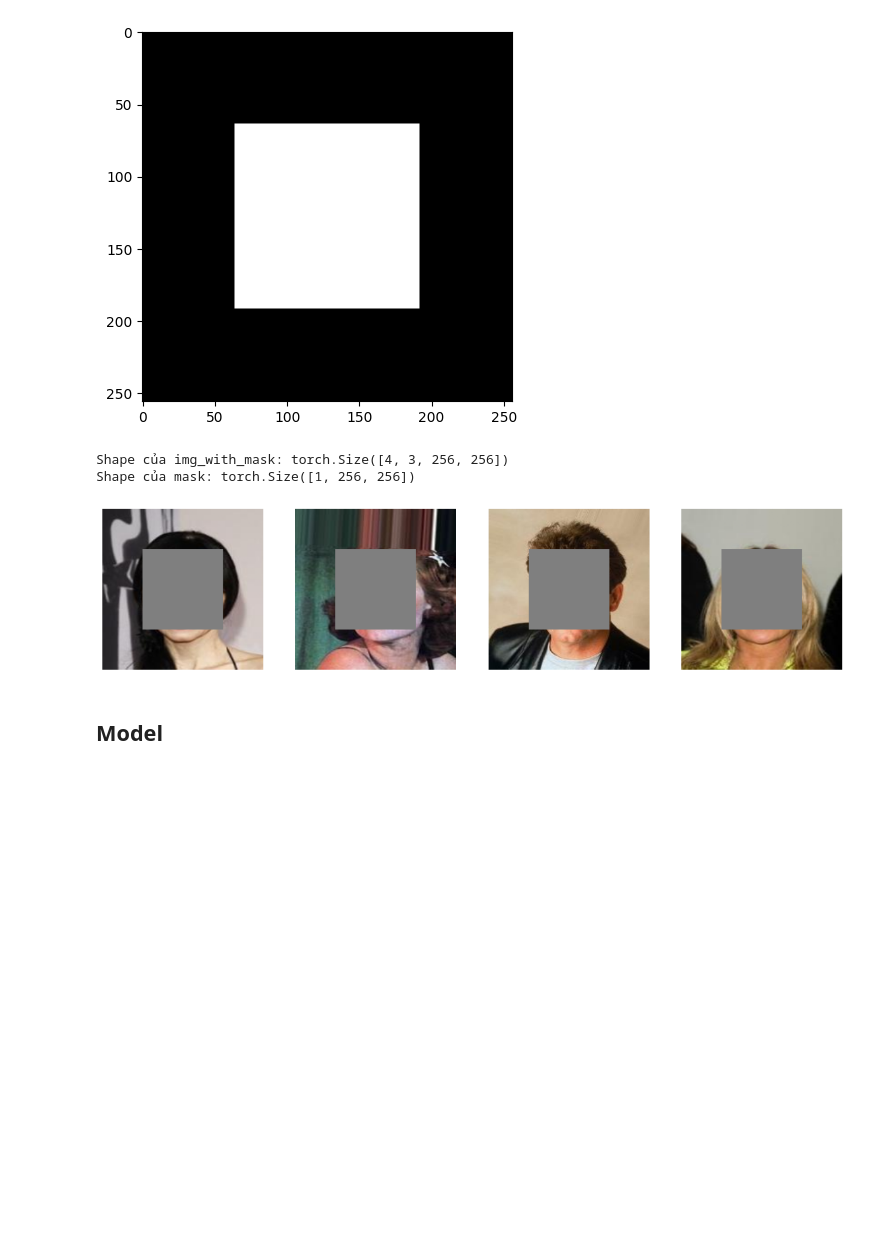
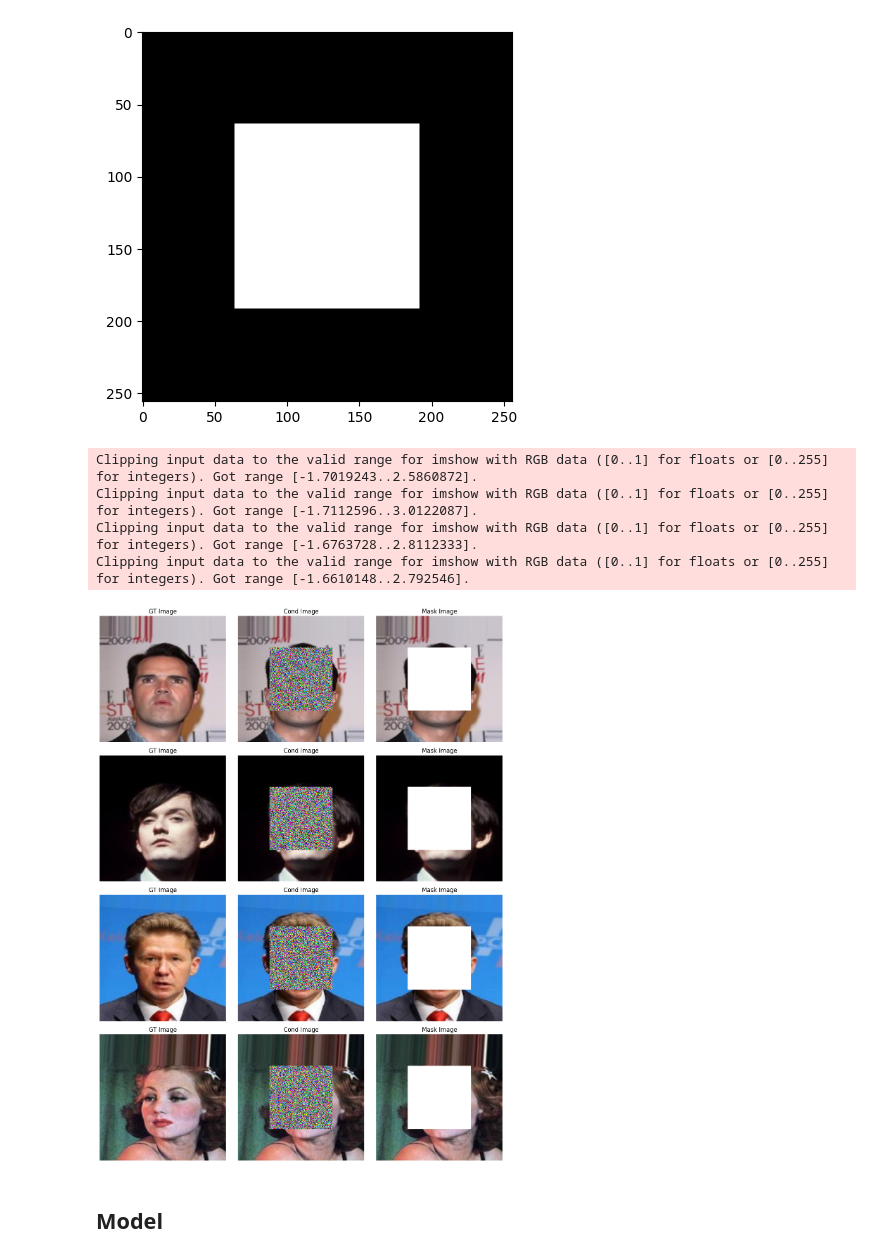
Before and after one commit to T-Sunm/AIO-Exercise, a Jupyter notebook: module9/week4/Image-Inpainting-Using-Denoising-Diffusion-Models.ipynb, the cells around one changed output. Cells and saved outputs as stored; diff of their text form; code cells hidden in the pictures; blank space fills up the shorter version.

```diff
--- a/module9/week4/Image-Inpainting-Using-Denoising-Diffusion-Models.ipynb
+++ b/module9/week4/Image-Inpainting-Using-Denoising-Diffusion-Models.ipynb
@@ -93,11 +130,18 @@ class InpaintingDataset():
         img_path = self.img_paths[index]
         img = Image.open(img_path).convert('RGB')
         img = self.tfs(img)
-        mask = self.get_mask()
-        img_with_mask = torch.where(mask[0] == 0, img, torch.tensor( # mask[0] : [h, w] broadcast-> [3, h, w] where with-> [3, h, w]
-            0, dtype=img.dtype, device=img.device))
+        mask = self.get_mask()  # 256x256
+        cond_image = img * (1. - mask) + mask * torch.randn_like(img)  # trung tâm: mask (noise)
+        mask_img = img * (1. - mask) + mask       # trung tâm: 1, rìa: ảnh
 
-        return img_with_mask, mask
+        return {
+            'gt_image': img,
+            'cond_image': cond_image,
+            'mask_image': mask_img,
+            'mask': mask,
+            'path': img_path
+        }
+
 
     def __len__(self):
         return len(self.img_paths)
@@ -119,23 +163,19 @@ BATCH_SIZE = 4
 train_loader = DataLoader(
     train_dataset, batch_size=BATCH_SIZE, shuffle=True, drop_last=True)
 val_loader = DataLoader(val_dataset, batch_size=BATCH_SIZE)
-# %%
-# Lấy iterator từ train_loader
-data_iter = iter(train_loader)
-
-# Lấy một batch (img_with_mask, mask) từ iterator
-img_with_mask, mask = next(data_iter)
-
-# In ra kích thước của các tensor để kiểm tra
-print("Shape của img_with_mask:", img_with_mask.shape)
-print("Shape của mask:", mask[0].shape)
-
-# Hiển thị ảnh với mask
-show_masked_images(img_with_mask, num_samples=4, cols=4)
-# %% [output]
-Shape của img_with_mask: torch.Size([4, 3, 256, 256])
-Shape của mask: torch.Size([1, 256, 256])
-[figure, removed]
+# %%
+# Lấy batch
+data_iter = iter(train_loader)
+batch = next(data_iter)
+
+# Gọi hàm hiển thị 3 loại ảnh
+show_three_images(batch, num_samples=4)
+# %% [output]
+Clipping input data to the valid range for imshow with RGB data ([0..1] for floats or [0..255] for integers). Got range [-1.7019243..2.5860872].
+Clipping input data to the valid range for imshow with RGB data ([0..1] for floats or [0..255] for integers). Got range [-1.7112596..3.0122087].
+Clipping input data to the valid range for imshow with RGB data ([0..1] for floats or [0..255] for integers). Got range [-1.6763728..2.8112333].
+Clipping input data to the valid range for imshow with RGB data ([0..1] for floats or [0..255] for integers). Got range [-1.6610148..2.792546].
+[figure, added]
 # %% [markdown]
 ## Model
 # %%
```
Also changed, not shown: parts of 10 cells of this notebook.
